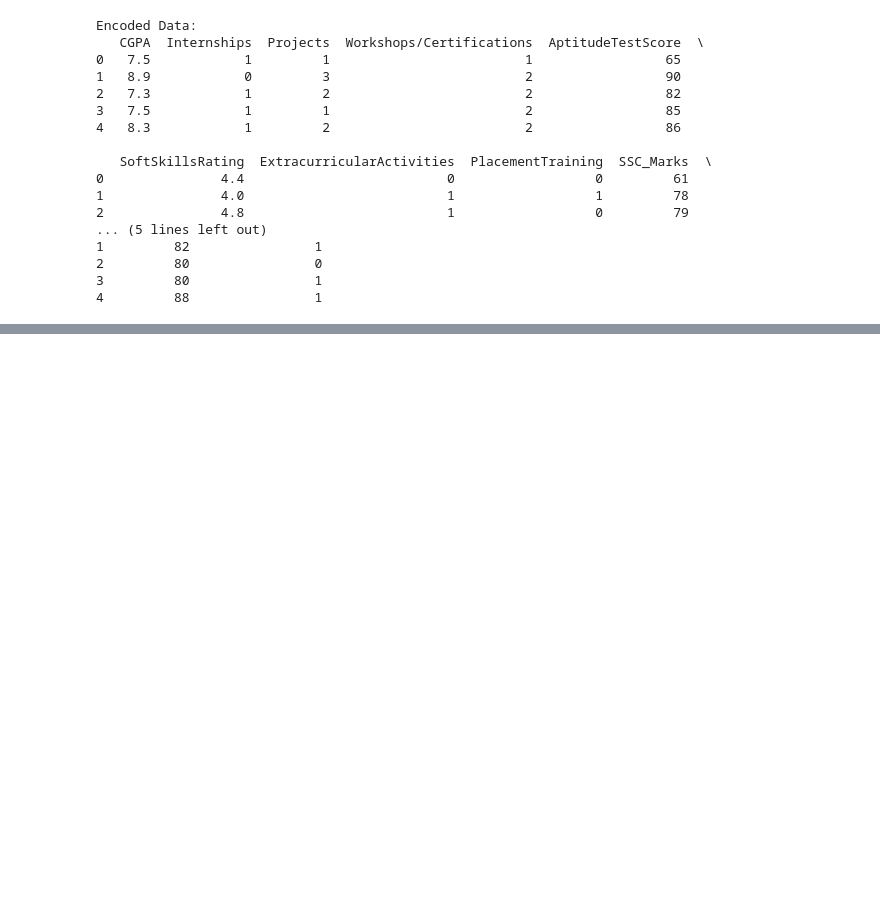
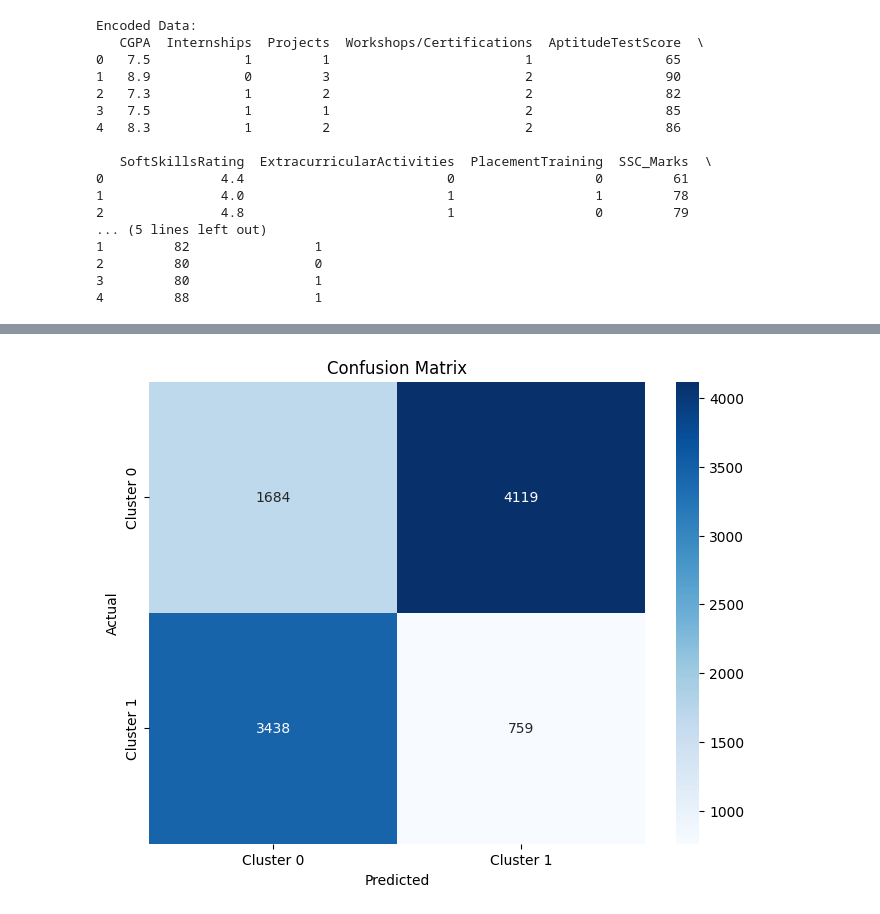
Before and after one commit to Hadeelhs/student-placement-prediction, a Jupyter notebook: placement_prediction.ipynb, the cells around one changed output, grey strips where cells are left out. Saved outputs shown, nothing was run; the diff lists cells and outputs as text; code cells hidden in the pictures; blank space fills up the shorter version.

```diff
--- a/placement_prediction.ipynb
+++ b/placement_prediction.ipynb
@@ -142,0 +147,13 @@ Silhouette Score: 0.2799278061790786
+# %%
+# Create confusion matrix
+conf_matrix = confusion_matrix(data[target], labels)
+
+# Plot confusion matrix
+plt.figure(figsize=(8, 6))
+sns.heatmap(conf_matrix, annot=True, fmt='d', cmap='Blues', xticklabels=['Cluster 0', 'Cluster 1'], yticklabels=['Cluster 0', 'Cluster 1'])
+plt.title('Confusion Matrix')
+plt.xlabel('Predicted')
+plt.ylabel('Actual')
+plt.show()
+# %% [output]
+[figure, added]
```
Also changed, not shown: parts of 8 cells of this notebook.
